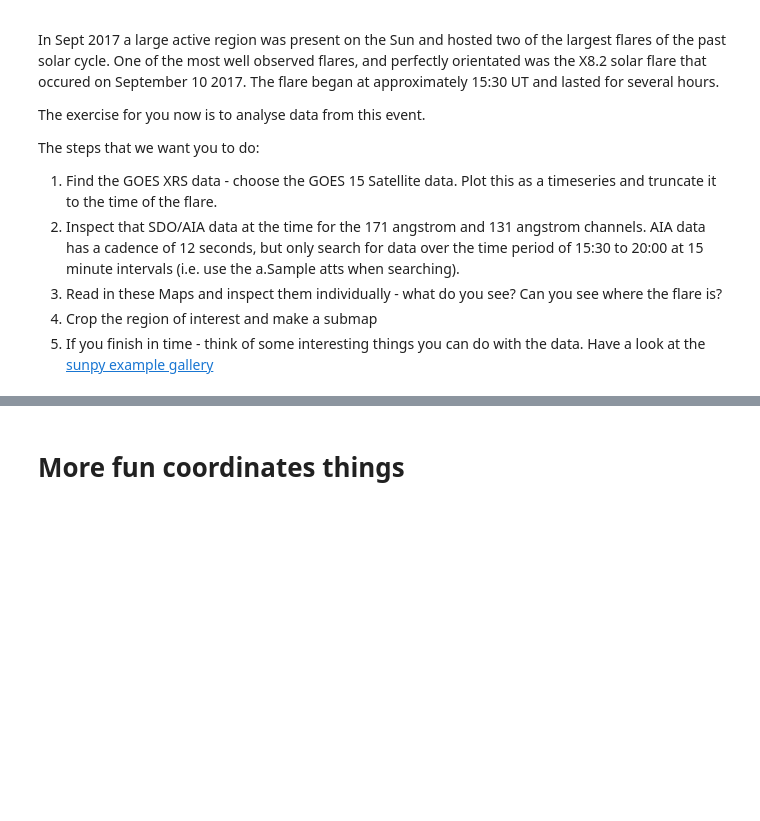
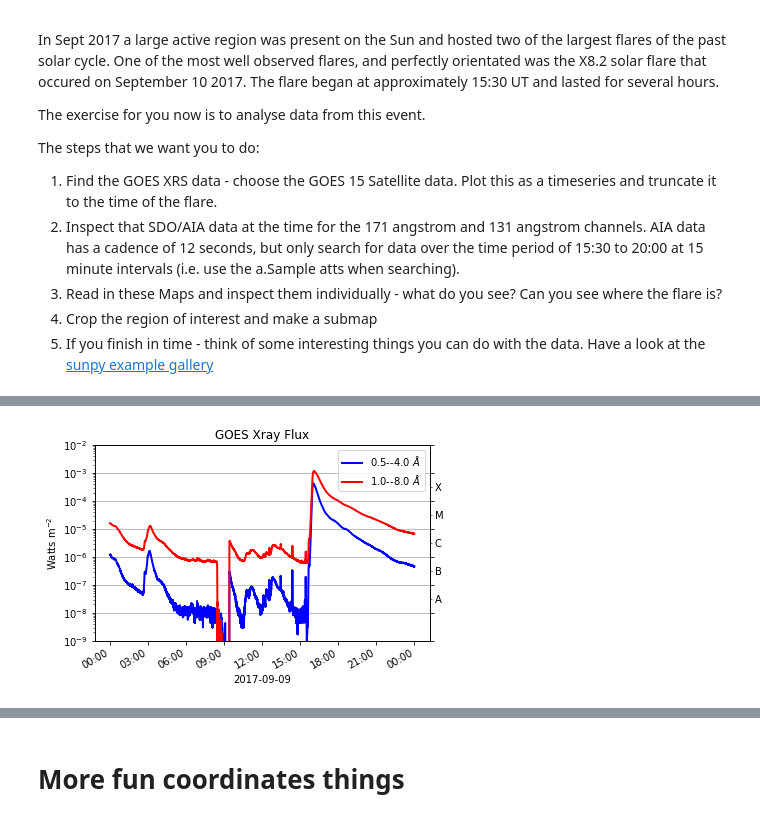
Before and after one commit to TCDSolar/STELLAR_SSW_tutorials, a Jupyter notebook: day1_solar_sources/solar_sources.ipynb, the cells around one changed output, grey strips where cells are left out. Saved outputs shown, nothing was run; the diff lists cells and outputs as text; code cells hidden in the pictures; blank space fills up the shorter version.

```diff
--- a/day1_solar_sources/solar_sources.ipynb
+++ b/day1_solar_sources/solar_sources.ipynb
@@ -715,3 +820,6 @@ The steps that we want you to do:
 3. Read in these Maps and inspect them individually - what do you see? Can you see where the flare is?
 4. Crop the region of interest and make a submap
 5. If you finish in time - think of some interesting things you can do with the data. Have a look at the [sunpy example gallery](https://docs.sunpy.org/en/stable/generated/gallery/index.html#)
+# %%
+result = Fido.search(a.Time("2017-09-10 15:30", "2017-09-10 20:00"),
+                     a.Instrument.go  | (a.Instrument.aia & (a.Wavelength(171*u.angstrom) | a.Wavelength(193*u.angstrom))))
@@ -717,0 +850,8 @@ The steps that we want you to do:
+# %%
+goes_result = result[0,2]
+goes_dl = Fido.fetch(goes_result, path="./data")
+goes_tr = sunpy.timeseries.TimeSeries(goes_dl)
+# %%
+goes_tr.peek()
+# %% [output]
+[figure, added]
```
Also changed, not shown: parts of 31 cells of this notebook, 1 other file.
